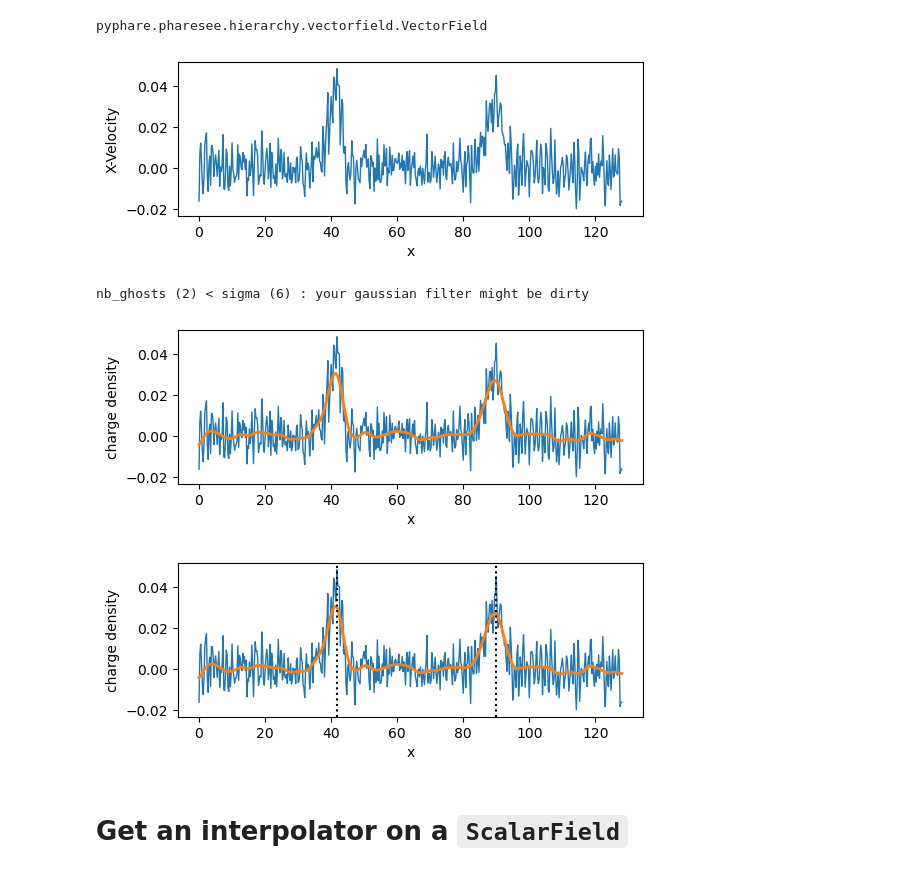
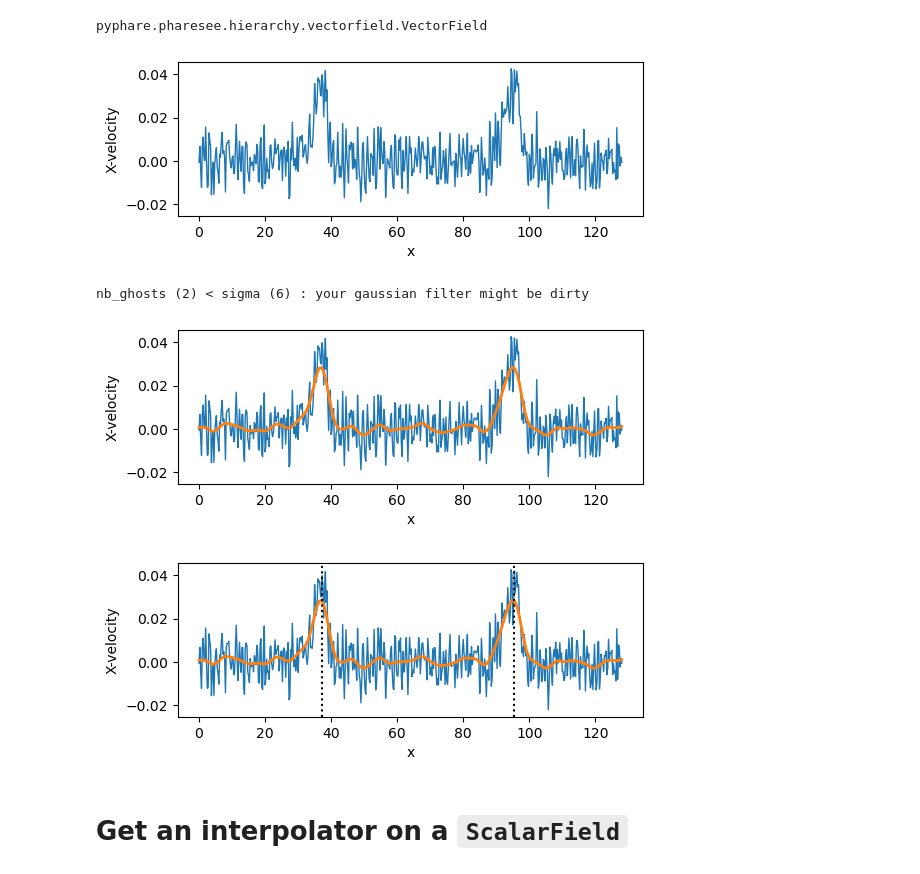
Before and after one commit to rochSmets/farMe, a Jupyter notebook: nb/ufunc.ipynb, the cells around one changed output. Cells and saved outputs as stored; diff of their text form; code cells hidden in the pictures.

```diff
--- a/nb/ufunc.ipynb
+++ b/nb/ufunc.ipynb
@@ -27,7 +30,7 @@ print(files)
 ['ions_charge_density.h5', 'ions_bulkVelocity.h5', 'EM_E.h5', 'EM_B.h5', 'ions_pop_protons_domain.h5', 'wp1.py']
 # %%
 run  = Run(run_path)
-time = 50.0
+time = 60.0
 # %% [markdown]
 # Operation on `ScalarField`
 # %%
@@ -70,9 +73,9 @@ pyphare.pharesee.hierarchy.vectorfield.VectorField
 # %%
 fig, ax = plt.subplots(figsize=(6,2))
 
-V.plot(qty='x', ax=ax, ls='solid', lw=1.0, color='tab:blue', ylabel='X-Velocity')
+V.plot(qty='x', ax=ax, ls='solid', lw=1.0, color='tab:blue', ylabel='X-velocity')
 # %% [output]
-[figure, old version]
+[figure, new version]
 # %%
 v = gFilt(V, sigma=6)
 # %% [output]
@@ -80,21 +83,21 @@ nb_ghosts (2) < sigma (6) : your gaussian filter might be dirty
 # %%
 fig, ax = plt.subplots(figsize=(6,2))
 
-V.plot(qty='x', ax=ax, ls='solid', lw=1.0, color='tab:blue', ylabel='charge density')
-v.plot(qty='x', ax=ax, ls='solid', lw=2.0, color='tab:orange', ylabel='charge density')
+V.plot(qty='x', ax=ax, ls='solid', lw=1.0, color='tab:blue', ylabel='X-velocity')
+v.plot(qty='x', ax=ax, ls='solid', lw=2.0, color='tab:orange', ylabel='X-velocity')
 # %% [output]
-[figure, old version]
+[figure, new version]
 # %%
 pks = peakIds(v, height=0.02)
 # %%
 fig, ax = plt.subplots(figsize=(6,2))
 
-V.plot(qty='x', ax=ax, ls='solid', lw=1.0, color='tab:blue', ylabel='charge density')
-v.plot(qty='x', ax=ax, ls='solid', lw=2.0, color='tab:orange', ylabel='charge density')
+V.plot(qty='x', ax=ax, ls='solid', lw=1.0, color='tab:blue', ylabel='X-velocity')
+v.plot(qty='x', ax=ax, ls='solid', lw=2.0, color='tab:orange', ylabel='X-velocity')
 for p in pks:
     ax.axvline(x=p, color='black', linestyle='dotted')
 # %% [output]
-[figure, old version]
+[figure, new version]
 # %% [markdown]
 # Get an interpolator on a `ScalarField`
 # %%
```
Also changed, not shown: parts of 9 cells of this notebook, 1 other file.
